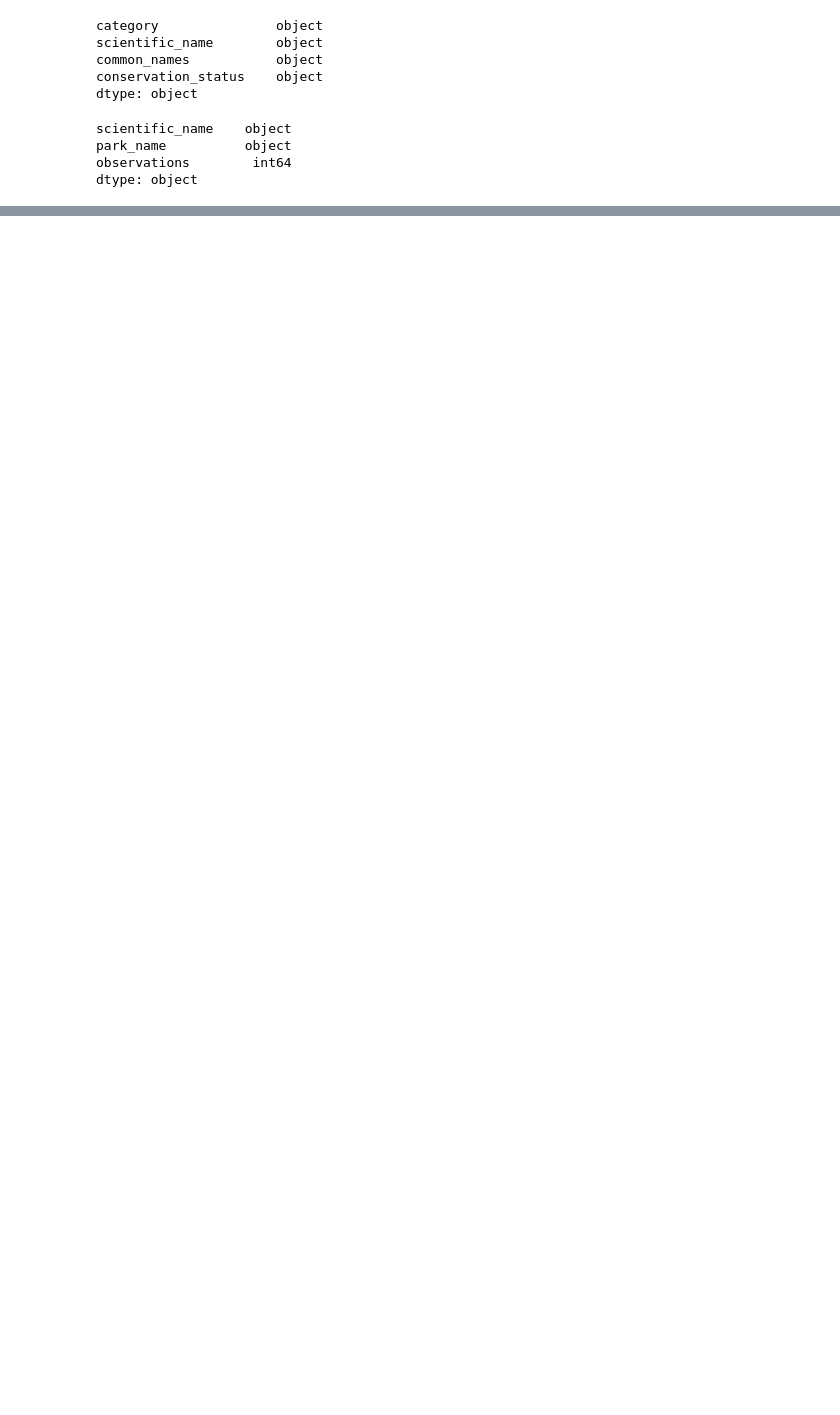
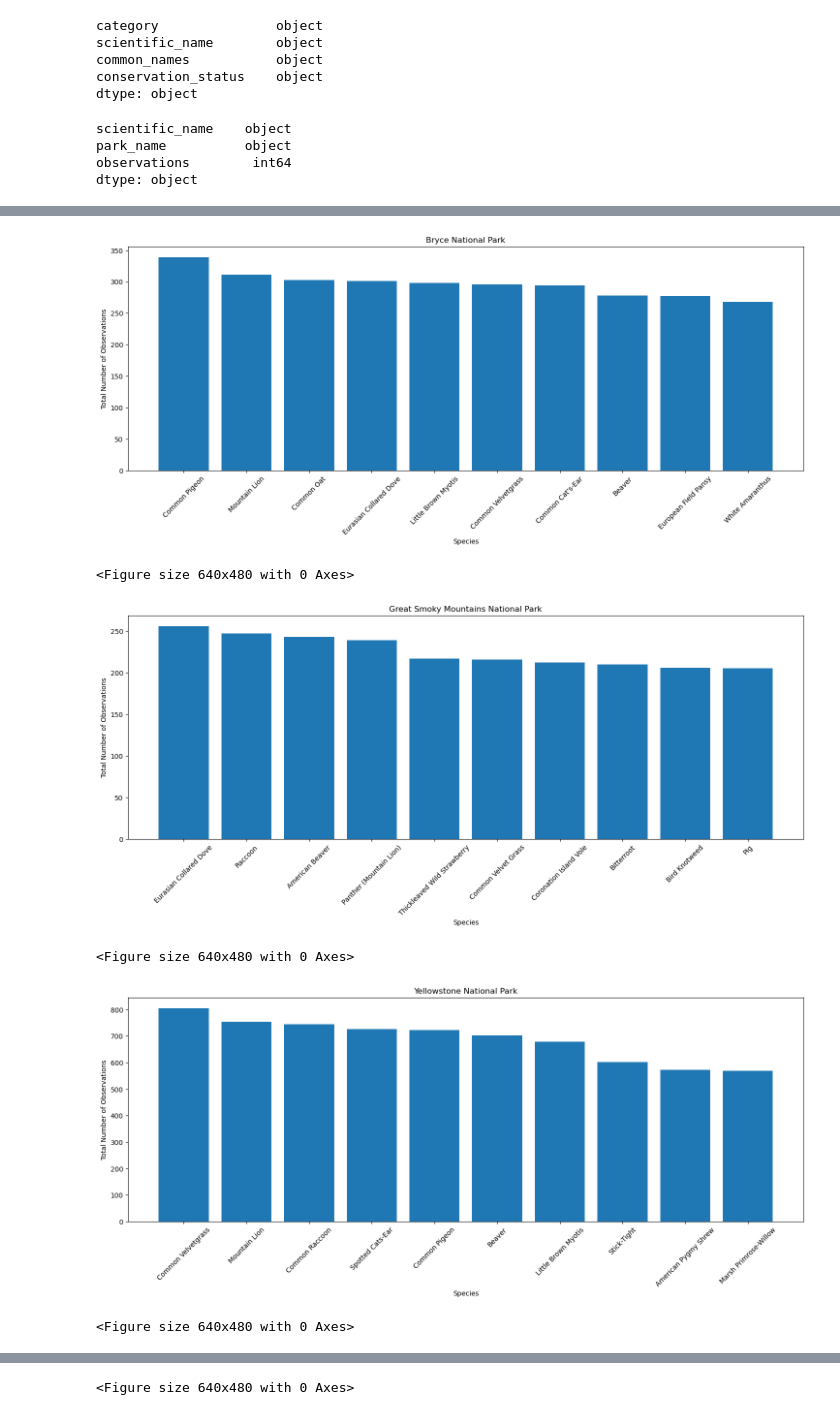
Before and after one commit to vgkikas/Biodiversity, a Jupyter notebook: biodiversity.ipynb, the cells around one changed output, grey strips where cells are left out. Drawn from its saved outputs; the diff is of its cells as text; code cells hidden in the pictures; blank space fills up the shorter version.

```diff
--- a/biodiversity.ipynb
+++ b/biodiversity.ipynb
@@ -88,0 +164,2 @@ TypeError: 'value' must be an instance of str or bytes, not a float
+# %%
+observations = observations.drop_duplicates()
@@ -88,0 +179,40 @@ TypeError: 'value' must be an instance of str or bytes, not a float
+# %%
+observations = observations.groupby(['scientific_name', 'park_name'], dropna=False)['observations'].sum().reset_index()
+# %%
+parks = observations.park_name.unique()
+# %%
+bryce = observations[['scientific_name', 'observations']][observations.park_name == 'Bryce National Park'].reset_index(drop=True)
+bryce = bryce.merge(species_info, how='left', on='scientific_name')
+great_smoky = observations[['scientific_name', 'observations']][observations.park_name == 'Great Smoky Mountains National Park'].reset_index(drop=True)
+great_smoky = great_smoky.merge(species_info, how='left', on='scientific_name')
+yellowstone = observations[['scientific_name', 'observations']][observations.park_name == 'Yellowstone National Park'].reset_index(drop=True)
+yellowstone = yellowstone.merge(species_info, how='left', on='scientific_name')
+yosemite = observations[['scientific_name', 'observations']][observations.park_name == 'Yosemite National Park'].reset_index(drop=True)
+yosemite = yosemite.merge(species_info, how='left', on='scientific_name')
+# %%
+def scientific_to_common(name):
+    for i in range(len(species_info)):
+        if species_info.scientific_name[i] == name:
+            name = species_info.common_names[i]
+            break
+    return name
+i=0
+for park in [bryce, great_smoky, yellowstone, yosemite]:
+    park = park.sort_values(by='observations', ascending=False)
+    park.common_names = park.common_names.str.split(',').str[0]
+    figure = plt.figure(figsize = (18, 6))
+    plt.bar('common_names', height='observations', data=park.drop_duplicates(subset='scientific_name').head(10))
+    plt.xticks(rotation=45)
+    plt.xlabel('Species')
+    plt.ylabel('Total Number of Observations')
+    plt.title(parks[i])
+    i+=1
+    plt.show()
+    plt.clf()
+# %% [output]
+[figure, added]
+<Figure size 640x480 with 0 Axes>
+[figure, added]
+<Figure size 640x480 with 0 Axes>
+[figure, added]
+<Figure size 640x480 with 0 Axes>
@@ -88,0 +220 @@ TypeError: 'value' must be an instance of str or bytes, not a float
+<Figure size 640x480 with 0 Axes>
```
Also changed, not shown: parts of 40 cells of this notebook.
